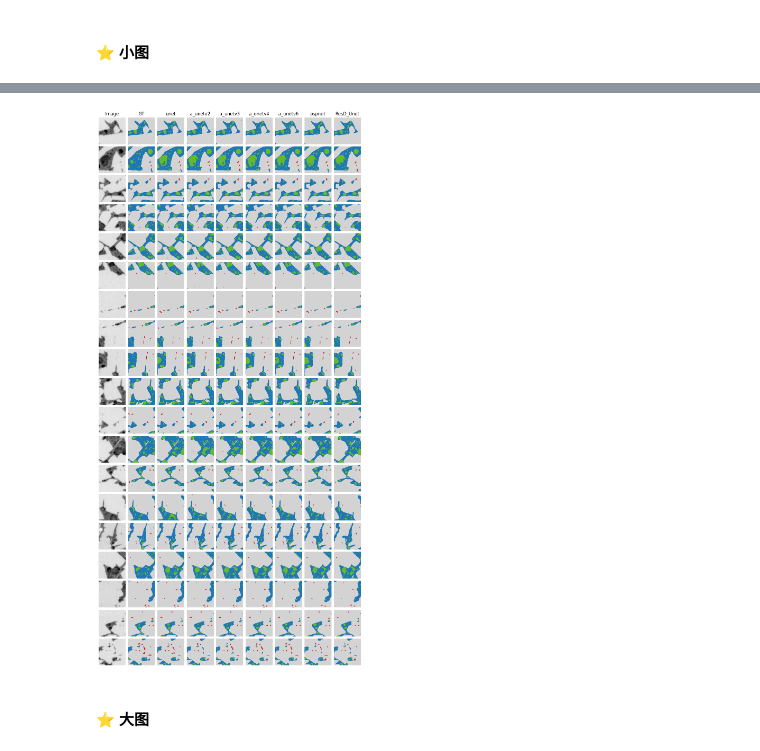
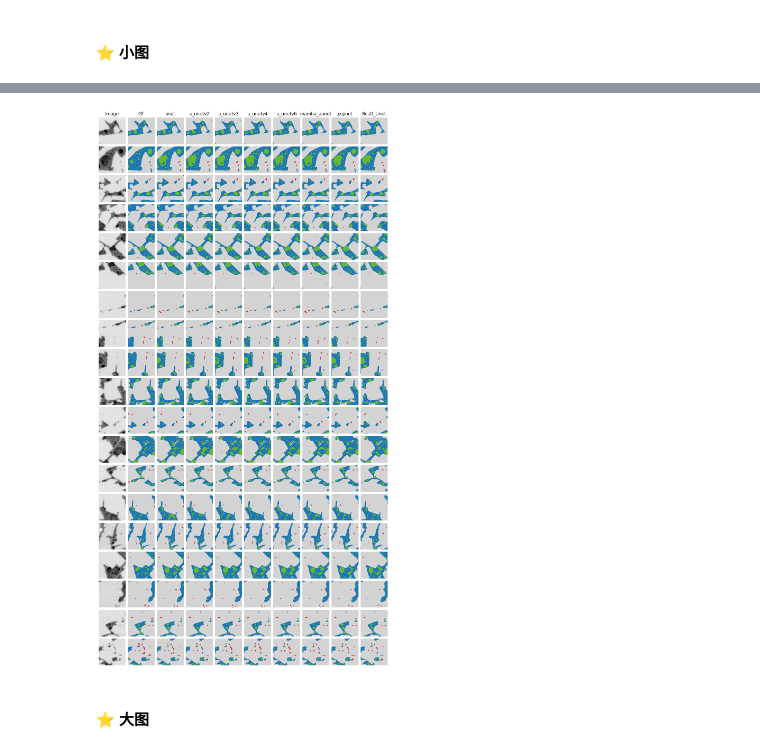
Before and after one commit to Runner-xc/Unet, a Jupyter notebook: visualization.ipynb, the cells around one changed output, grey strips where cells are left out. Cells and saved outputs as stored; diff of their text form; code cells hidden in the pictures.

Commit message:
params expriments of mamba

```diff
--- a/visualization.ipynb
+++ b/visualization.ipynb
@@ -96,6 +96,7 @@ models = [
           'a_unetv3',
           'a_unetv4',
           'a_unetv6',
+          'mamba_aunet',
         #   'm_uent',
         #   'aicunet',
         #   'vm_unet',
@@ -175,4 +176,4 @@ plt.show()
-[figure, old version]
+[figure, new version]
 # %% [markdown]
 #### ⭐ 大图
 # %%
```
Also changed, not shown: parts of 4 cells of this notebook, 3 other files.
